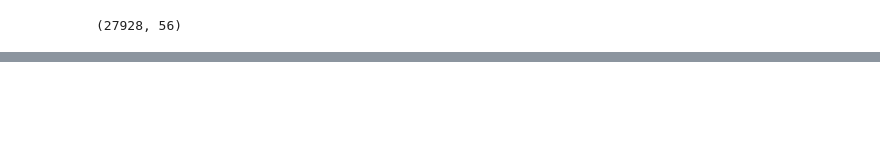
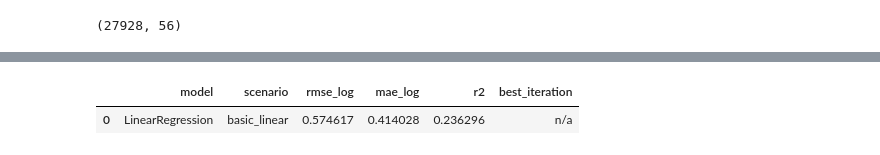
Before and after one commit to jadersantana/py-2025-epge-dados1-finalassignment, a Jupyter notebook: notebooks/02_modeling_loop.ipynb, the cells around one changed output, grey strips where cells are left out. Drawn from its saved outputs; the diff is of its cells as text; code cells hidden in the pictures; blank space fills up the shorter version.

```diff
--- a/notebooks/02_modeling_loop.ipynb
+++ b/notebooks/02_modeling_loop.ipynb
@@ -264,0 +488,19 @@ results.sort_values("r2", ascending=False)
+# %%
+linear_feats = BASE_CAT + BASE_NUM
+linear_cats  = BASE_CAT
+
+rmse, mae, r2 = run_linear_baseline(df, linear_feats, linear_cats)
+
+baseline_row = {
+    "model": "LinearRegression",
+    "scenario": "basic_linear",
+    "rmse_log": rmse,
+    "mae_log": mae,
+    "r2": r2,
+    "best_iteration": "n/a"
+}
+
+pd.DataFrame([baseline_row])
+# %% [output]
+|  | model | scenario | rmse_log | mae_log | r2 | best_iteration |
+| 0 | LinearRegression | basic_linear | 0.574617 | 0.414028 | 0.236296 | n/a |
```
Also changed, not shown: parts of 24 cells of this notebook, 10 other files.
